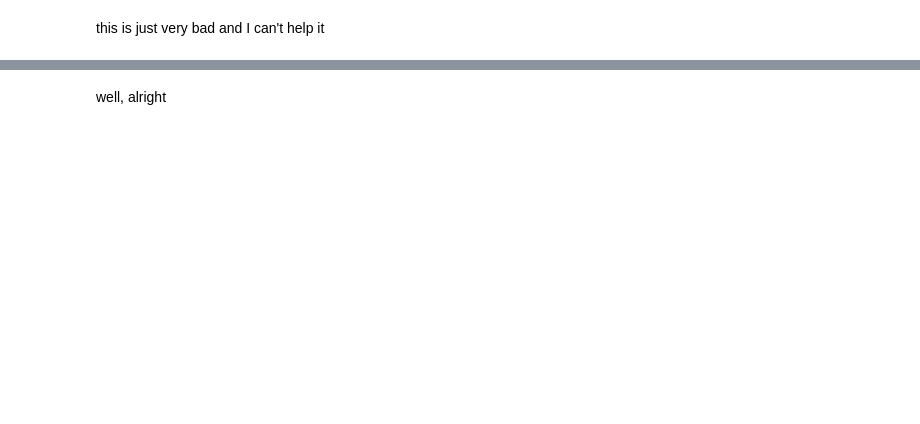
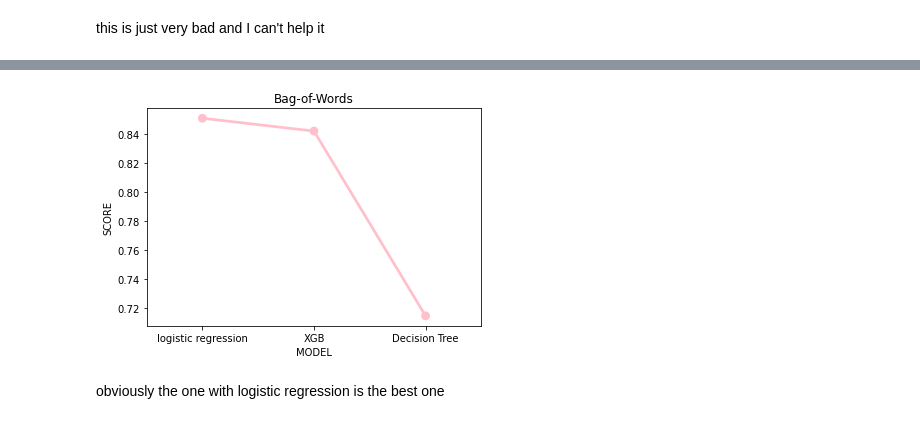
Before and after one commit to Affenmilchmann/linda-hw6-ml, a Jupyter notebook: hw.ipynb, the cells around one changed output, grey strips where cells are left out. Cells and saved outputs as stored; diff of their text form; code cells hidden in the pictures; blank space fills up the shorter version.

```diff
--- a/hw.ipynb
+++ b/hw.ipynb
@@ -334,4 +361,4 @@ xgb=xgb[:,1]>=0.3
 
 xgb_int=xgb.astype(int)
 
-f1_score(y_valid_bow,xgb_int)
+xgb_bow = f1_score(y_valid_bow,xgb_int)
@@ -405,2 +392,6 @@ log_tfidf
-# %% [markdown]
-well, alright
+# %%
+algs = ['logistic regression','XGB','Decision Tree']
+
+score_1 = [log_bow,xgb_bow,dct_score_bow]
+
+compare_1 = pd.DataFrame({'Model':algs,'F1_Score':score_1},index=[i for i in range(1,4)])
@@ -406,0 +401,12 @@ well, alright
+# %%
+sns.pointplot(x='Model',y='F1_Score',data=compare_1, color='pink')
+
+plt.title('Bag-of-Words')
+plt.xlabel('MODEL')
+plt.ylabel('SCORE')
+
+plt.show()
+# %% [output]
+[figure, added]
+# %% [markdown]
+obviously the one with logistic regression is the best one
```
Also changed, not shown: parts of 27 cells of this notebook.
